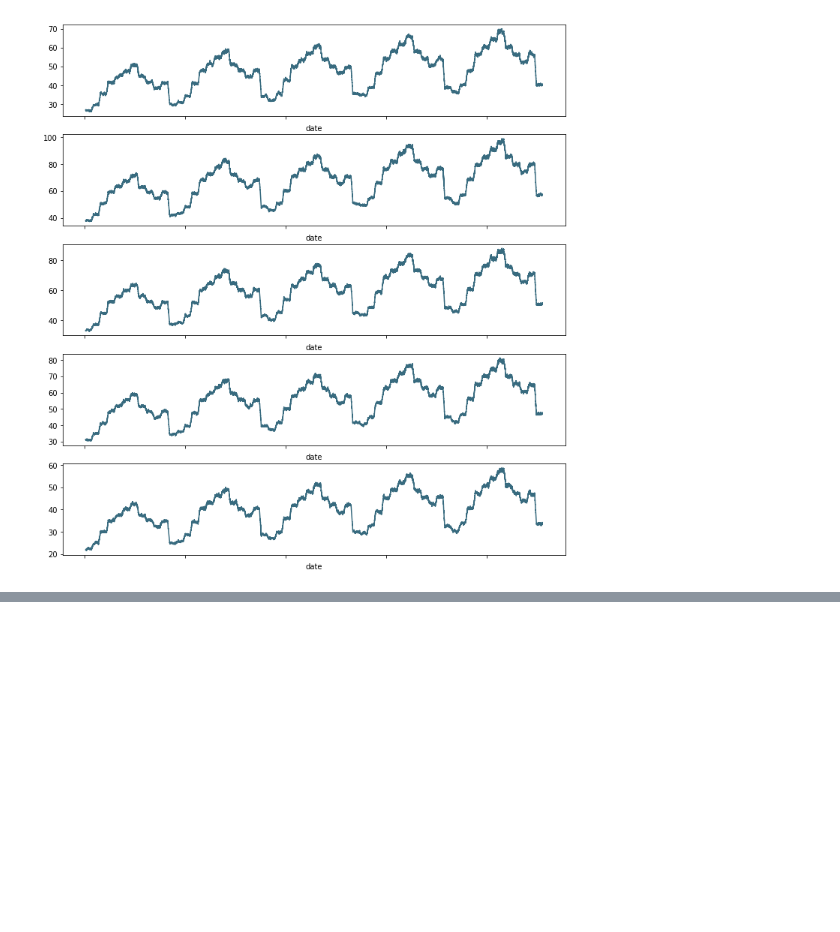
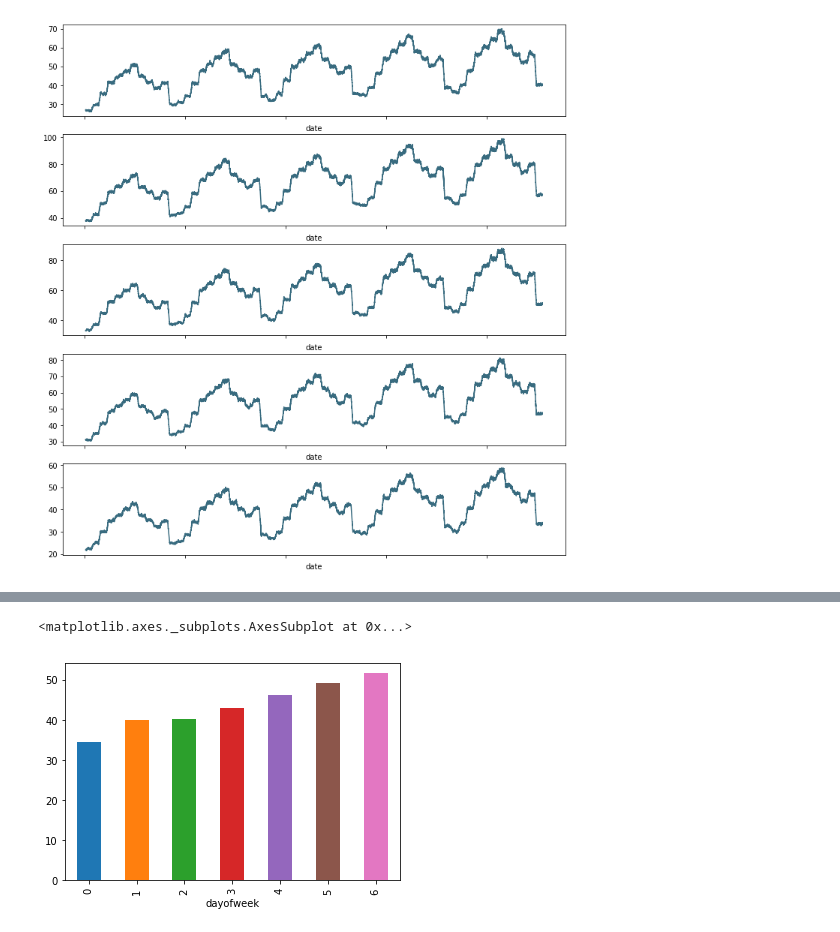
Before and after one commit to SwatiModi/store-item-demand-forecasting, a Jupyter notebook: explore_and_predict.ipynb, the cells around one changed output, grey strips where cells are left out. Saved outputs shown, nothing was run; the diff lists cells and outputs as text; code cells hidden in the pictures; blank space fills up the shorter version.

```diff
--- a/explore_and_predict.ipynb
+++ b/explore_and_predict.ipynb
@@ -98,0 +154,5 @@ decomposition_a.trend.plot(color = c, ax = ax5)
+# %%
+year_2013.groupby('dayofweek')['sales'].mean().plot.bar()
+# %% [output]
+<matplotlib.axes._subplots.AxesSubplot at 0x...>
+[figure, added]
```
Also changed, not shown: parts of 21 cells of this notebook.
